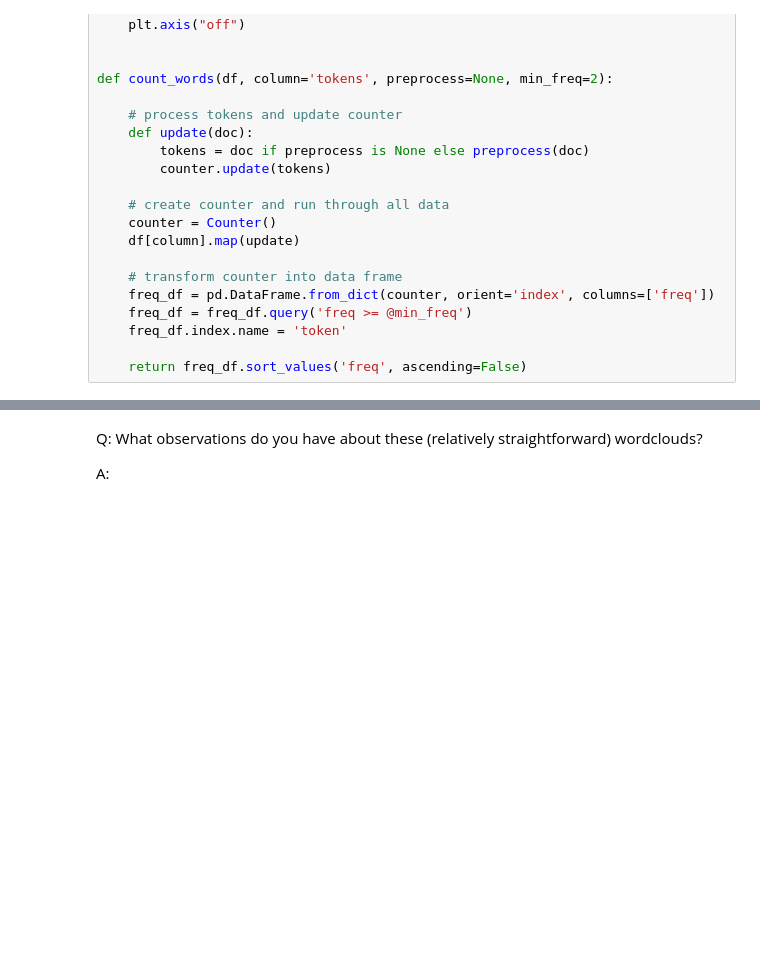
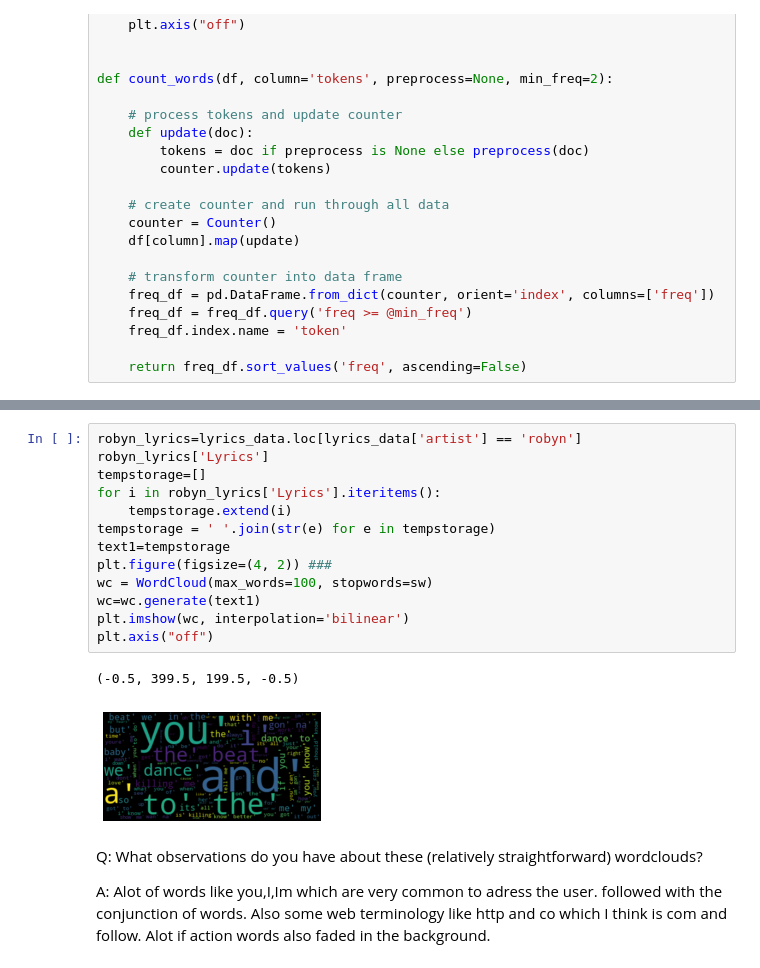
Before and after one commit to seantorres/ADS_509_Text_Compare_HW_3, a Jupyter notebook: Group Comparison.ipynb, the cells around one changed output, grey strips where cells are left out. Drawn from its saved outputs; the diff is of its cells as text; blank space fills up the shorter version.

```diff
--- a/Group Comparison.ipynb
+++ b/Group Comparison.ipynb
@@ -841,4 +944,20 @@ def count_words(df, column='tokens', preprocess=None, min_freq=2):
+# %%
+robyn_lyrics=lyrics_data.loc[lyrics_data['artist'] == 'robyn']
+robyn_lyrics['Lyrics']
+tempstorage=[]
+for i in robyn_lyrics['Lyrics'].iteritems():
+    tempstorage.extend(i)
+tempstorage = ' '.join(str(e) for e in tempstorage)
+text1=tempstorage
+plt.figure(figsize=(4, 2)) ###
+wc = WordCloud(max_words=100, stopwords=sw)
+wc=wc.generate(text1)
+plt.imshow(wc, interpolation='bilinear')
+plt.axis("off")
+# %% [output]
+(-0.5, 399.5, 199.5, -0.5)
+[figure, added]
 # %% [markdown]
 Q: What observations do you have about these (relatively straightforward) wordclouds?
 
-A:
+A: Alot of words like you,I,Im which are very common to adress the user. followed with the conjunction of words. Also some web terminology like http and co which I think is com and follow. Alot if action words also faded in the background.
```
Also changed, not shown: parts of 25 cells of this notebook.
